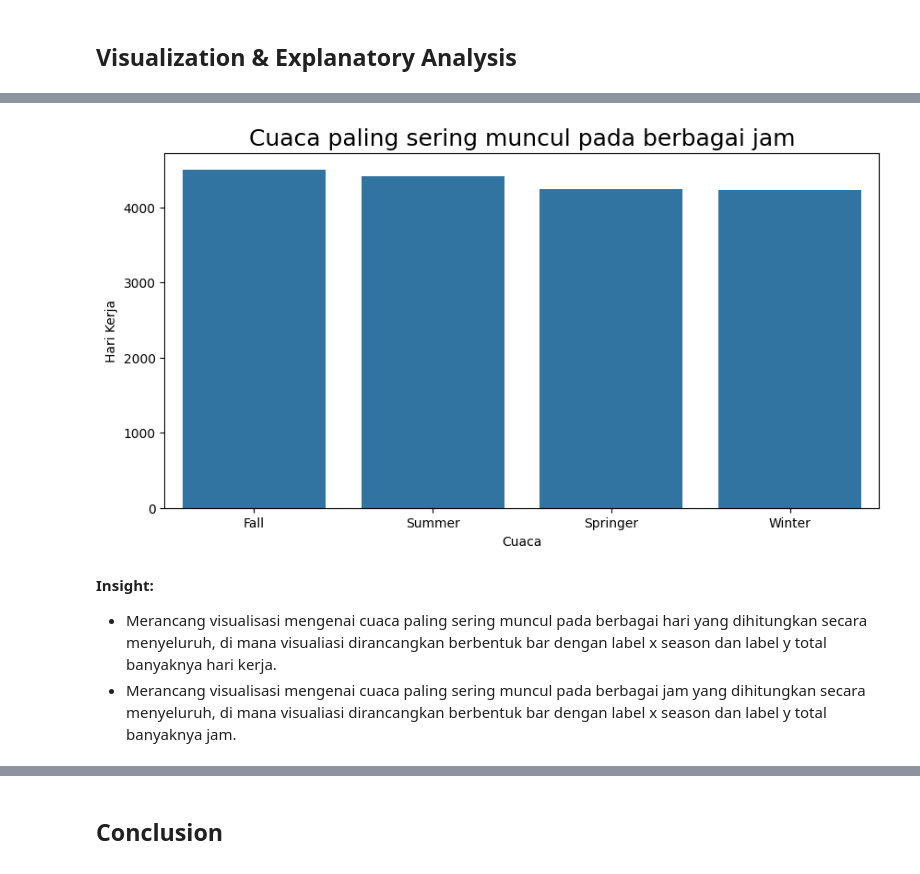
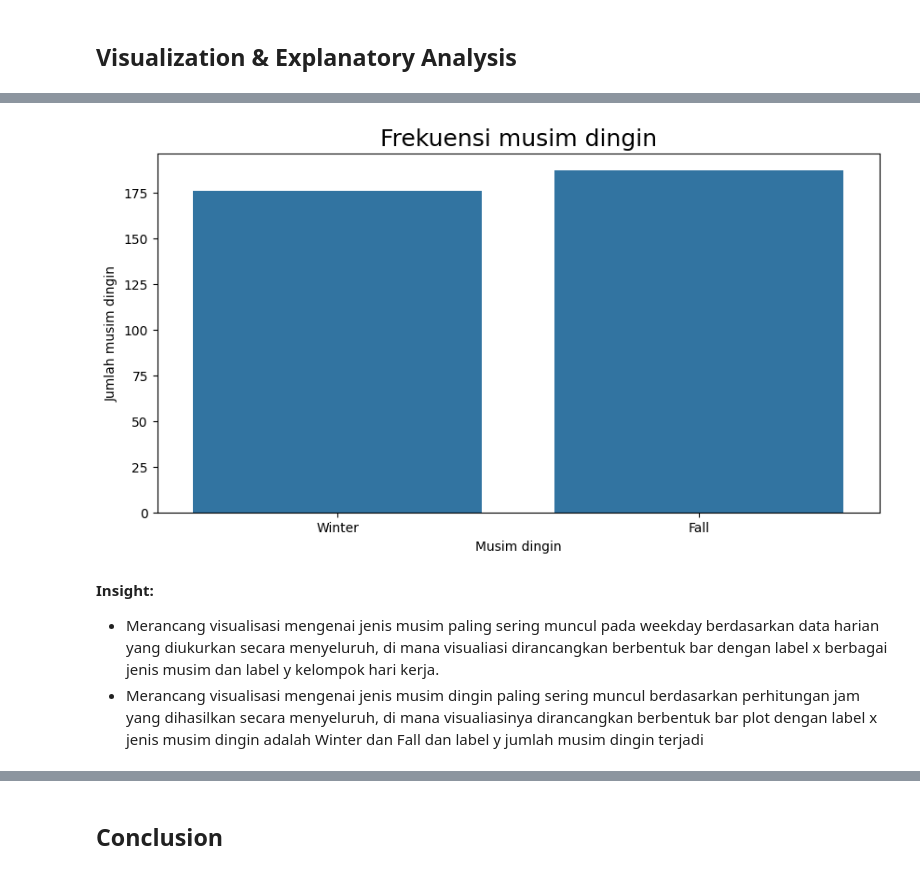
Before and after one commit to ValentioStanley/Data-Analysis-with-Python, a Jupyter notebook: notebook.ipynb, the cells around one changed output, grey strips where cells are left out. Cells and saved outputs as stored; diff of their text form; code cells hidden in the pictures.

```diff
--- a/notebook.ipynb
+++ b/notebook.ipynb
@@ -250,0 +243,19 @@ df2.describe()
+# %%
+df1 = pd.DataFrame(df1, columns = ("dteday","season", "weekday"))
+# Memperbaiki tipe data
+df1["dteday"] = pd.to_datetime(df1["dteday"])
+display(df1.info())
+# Mengubah nama kolom
+df1 = df1.rename(columns={"dteday":"tgl_hari_krj","season":"musim_hari", "weekday": "hari_kerja"})
+
+df2 = pd.DataFrame(df2, columns = ("dteday","season", "hr"))
+# Memperbaiki tipe data
+df2["dteday"] = pd.to_datetime(df2["dteday"])
+display(df2.info())
+# Mengubah nama kolom
+df2 = df2.rename(columns={"dteday":"tgl_hari_jam","season":"musim_jam", "hr":"jam"})
+
+print("Data Day")
+display(df1)
+print("Data Hour")
+display(df2)
@@ -298,5 +365,2 @@ df1.corr()
 # %% [markdown]
 #### Data Hour
-# %%
-df2 = pd.DataFrame(df2, columns = ("season", "hr"))
-display(df2.groupby(by="hr").describe())
@@ -432,0 +509,7 @@ byseason_df2
+# %%
+df2.musim_jam = df2.musim_jam.replace({3: "Fall", 4: "Winter"})
+display(df2)
+group_df2 = df2.groupby(by=["musim_jam","jam"]).agg({"musim_jam":"count"}).rename(columns={'musim_jam': 'jml_musim_jam'}).reset_index()
+display(group_df2)
+loc_df2 = group_df2.loc[(group_df2.musim_jam=="Fall") | (group_df2.musim_jam=="Winter")].reset_index(drop=True)
+display(loc_df2)
@@ -432,0 +583,3 @@ byseason_df2
+# %%
+byseason_df2= pd.merge(left=df2, right=loc_df2, on=["musim_jam","jam"], how="right")
+byseason_df2
@@ -433,17 +600,18 @@ byseason_df2
 # %%
 plt.figure(figsize=(10, 5))
 sns.barplot(
-    x="season",
-    y="jam",
-    data=byseason_df2.sort_values(by="jam", ascending=False))
-plt.title("Cuaca paling sering muncul pada berbagai jam", loc="center", fontsize=18)
+    x="musim_jam",
+    y="jml_musim_jam",
+    data=byseason_df2.sort_values(by="jml_musim_jam", ascending=True)
+    )
+plt.title("Frekuensi musim dingin", loc="center", fontsize=18)
 plt.xticks(fontsize=10)
-plt.ylabel("Hari Kerja")
-plt.xlabel("Cuaca")
+plt.ylabel("Jumlah musim dingin")
+plt.xlabel("Musim dingin")
 plt.show()
 # %% [output]
-[figure, old version]
+[figure, new version]
 # %% [markdown]
 **Insight:**
-- Merancang visualisasi mengenai cuaca paling sering muncul pada berbagai hari yang dihitungkan secara menyeluruh, di mana visualiasi dirancangkan berbentuk bar dengan label x season dan label y total banyaknya hari kerja.
-- Merancang visualisasi mengenai cuaca paling sering muncul pada berbagai jam yang dihitungkan secara menyeluruh, di mana visualiasi dirancangkan berbentuk bar dengan label x season dan label y total banyaknya jam.
+- Merancang visualisasi mengenai jenis musim paling sering muncul pada weekday berdasarkan data harian yang diukurkan secara menyeluruh, di mana visualiasi dirancangkan berbentuk bar dengan label x berbagai jenis musim dan label y kelompok hari kerja.
+- Merancang visualisasi mengenai jenis musim dingin paling sering muncul berdasarkan perhitungan jam yang dihasilkan secara menyeluruh, di mana visualiasinya dirancangkan berbentuk bar plot dengan label x jenis musim dingin adalah Winter dan Fall dan label y jumlah musim dingin terjadi
```
Also changed, not shown: parts of 43 cells of this notebook, 2 other files.
